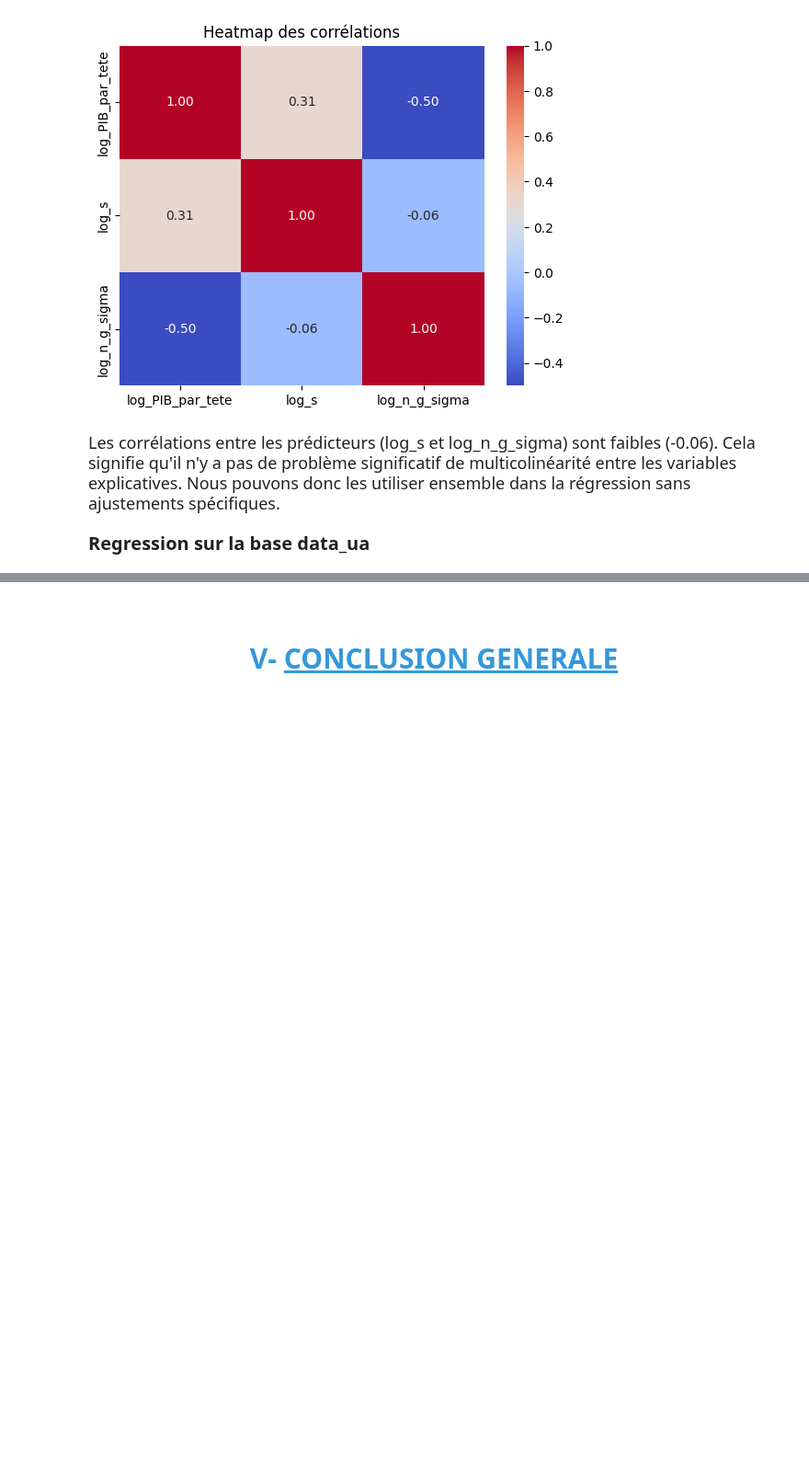
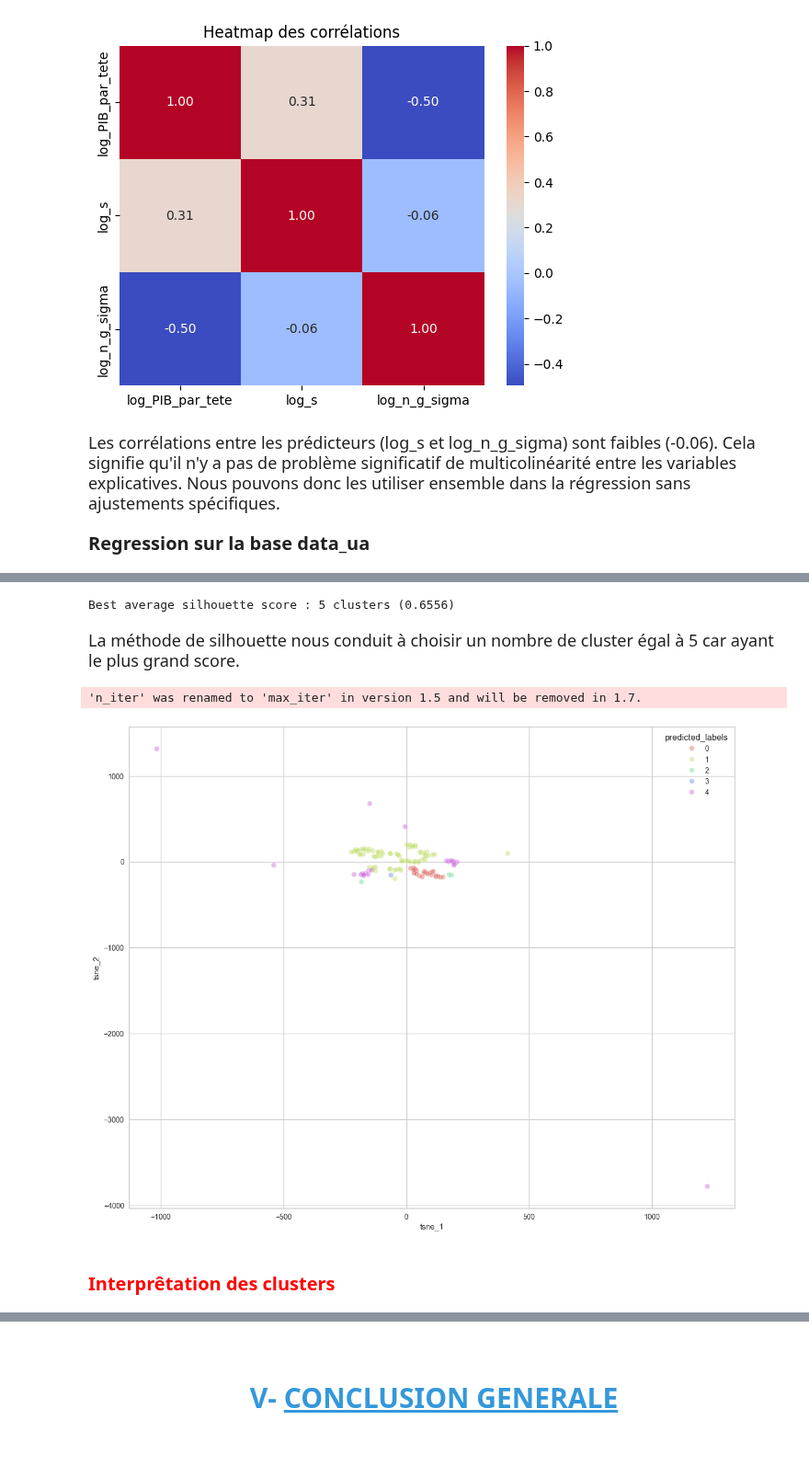
Before and after one commit to tziemiNgansop237/Projet_Python, a Jupyter notebook: src/Modélisation.ipynb, the cells around one changed output, grey strips where cells are left out. Shown at 92% size. Saved outputs shown, nothing was run; the diff lists cells and outputs as text; code cells hidden in the pictures; blank space fills up the shorter version.

```diff
--- a/src/Modélisation.ipynb
+++ b/src/Modélisation.ipynb
@@ -532,0 +579,35 @@ Le signe du coefficient du logarithme de la dilution plus dépréciation du capi
+# %%
+# Nbr optimal de cluster qui donne le meilleur score de silhouette
+
+best_sil_score = max(scores.items(), key=d.operator.itemgetter(1))[0]
+print('Best average silhouette score : {} clusters ({:.4})'.format(best_sil_score, scores[best_sil_score]))
+# %% [output]
+Best average silhouette score : 5 clusters (0.6556)
+# %% [markdown]
+<p style="line-height: 1.6; font-family: 'Serial', serif; font-size: 18px;">
+La méthode de silhouette nous conduit à choisir un nombre de cluster égal à 5 car ayant le plus grand score.</p>
+# %%
+# Application du nombre de clusters au pipeline
+kmeans_pipe['clusterer'].n_clusters = 5
+# %%
+# Visualisation
+
+tsne_params = {
+    'n_components': 2,
+    'init': 'pca',
+    'perplexity': 5,
+    'n_iter': 1000,
+    'n_iter_without_progress': 300,
+    'learning_rate': 200.,
+    'n_jobs': -1,
+    'random_state': 0
+}
+# %%
+# Clustering et visualisation
+kmeans_pipe.fit(df)
+d.tsne_visualization(kmeans_pipe['preprocessor'].transform(df), kmeans_pipe['clusterer'].labels_, tsne_params)
+# %% [output]
+'n_iter' was renamed to 'max_iter' in version 1.5 and will be removed in 1.7.
+[figure, added]
+# %% [markdown]
+<h4 style="text-align:justify;color:red;font-size:20px;font-family:Georgia"> Interprêtation des clusters</h4>
```
Also changed, not shown: parts of 79 cells of this notebook, 3 other files.
